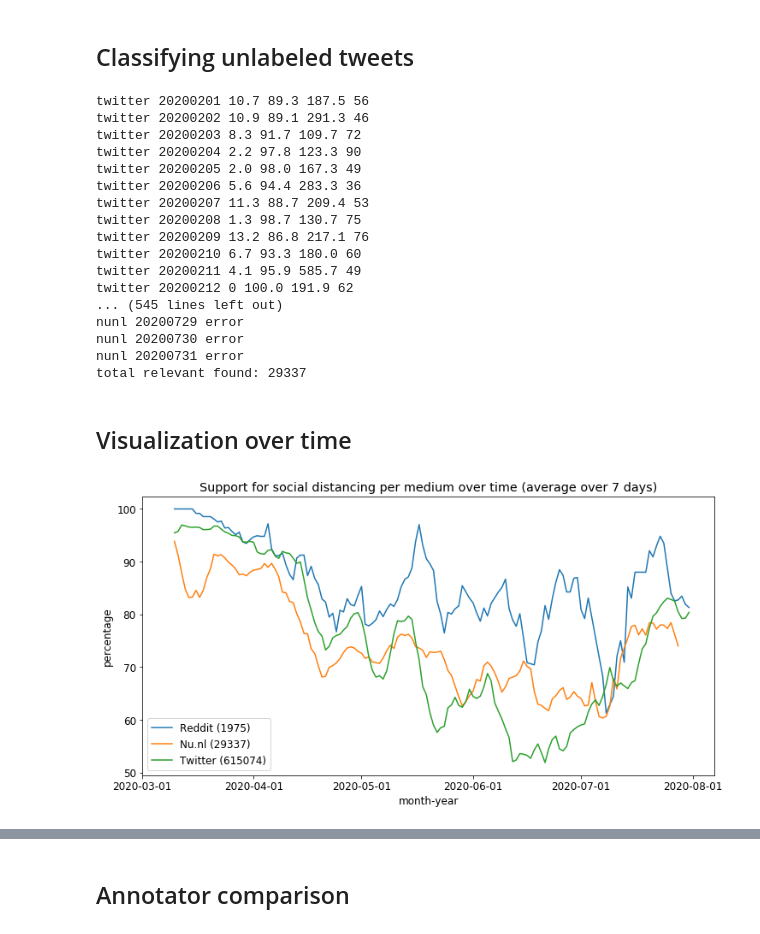
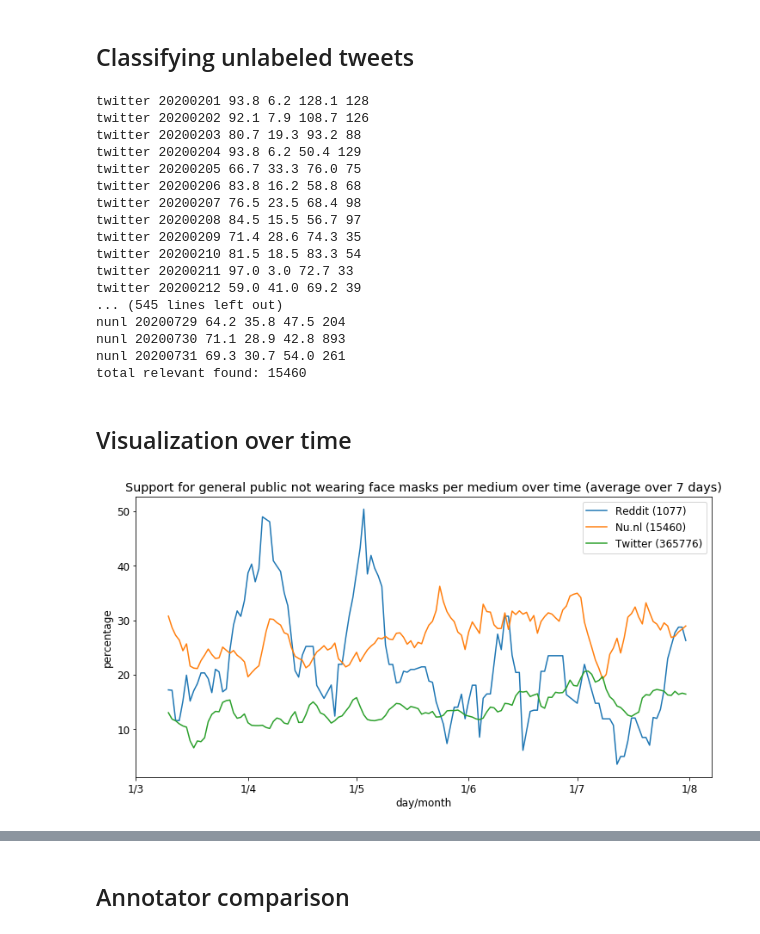
Before and after one commit to puregome/notebooks, a Jupyter notebook: fasttext.ipynb, the cells around one changed output, grey strips where cells are left out. Cells and saved outputs as stored; diff of their text form; code cells hidden in the pictures.

```diff
--- a/fasttext.ipynb
+++ b/fasttext.ipynb
@@ -327,7 +327,7 @@ DISTANCE = "distance"
 FACEMASK = "mondkapje"
 
 TOPIC = DISTANCE
-#TOPIC = FACEMASK
+TOPIC = FACEMASK
 # %%
 BASEDIR = "/home/erikt/projects/puregome/data/"
 DATADIRECTORY = BASEDIR+"text/"
@@ -432,23 +432,23 @@ for source in SOURCES:
     totals[source] = total
     print("total relevant found:",total)
 # %% [output]
-twitter 20200201 10.7 89.3 187.5 56
-twitter 20200202 10.9 89.1 291.3 46
-twitter 20200203 8.3 91.7 109.7 72
-twitter 20200204 2.2 97.8 123.3 90
-twitter 20200205 2.0 98.0 167.3 49
-twitter 20200206 5.6 94.4 283.3 36
-twitter 20200207 11.3 88.7 209.4 53
-twitter 20200208 1.3 98.7 130.7 75
-twitter 20200209 13.2 86.8 217.1 76
-twitter 20200210 6.7 93.3 180.0 60
-twitter 20200211 4.1 95.9 585.7 49
-twitter 20200212 0 100.0 191.9 62
+twitter 20200201 93.8 6.2 128.1 128
+twitter 20200202 92.1 7.9 108.7 126
+twitter 20200203 80.7 19.3 93.2 88
+twitter 20200204 93.8 6.2 50.4 129
+twitter 20200205 66.7 33.3 76.0 75
+twitter 20200206 83.8 16.2 58.8 68
+twitter 20200207 76.5 23.5 68.4 98
+twitter 20200208 84.5 15.5 56.7 97
+twitter 20200209 71.4 28.6 74.3 35
+twitter 20200210 81.5 18.5 83.3 54
+twitter 20200211 97.0 3.0 72.7 33
+twitter 20200212 59.0 41.0 69.2 39
 ... (545 lines left out)
-nunl 20200729 error
-nunl 20200730 error
-nunl 20200731 error
-total relevant found: 29337
+nunl 20200729 64.2 35.8 47.5 204
+nunl 20200730 71.1 28.9 42.8 893
+nunl 20200731 69.3 30.7 54.0 261
+total relevant found: 15460
 # %% [markdown]
 ## Visualization over time
 # %%
@@ -483,35 +483,36 @@ elif TOPIC == FACEMASK:
     PLOTFILENAME = "mondkapje-all.png"
 else:
     print("unknown topic!",file=sys.stderr)
     sys.exit(1)
 
 x = {}
 ySupports = {}
 plt.subplots(figsize=(12,6))
 font = {"size":12}
 matplotlib.rc("font",**font)
 ax = plt.subplot(111)
 for source in [REDDIT,NUNL,TWITTER]:
     x[source] = [datetime.datetime.strptime(k,DATEFORMAT) for k in results[source].keys()]
     ySupports[source] = movingAverage([results[source][k][SUPPORTS] for k in results[source].keys()],DAYSCOMBINED)
     xPart = [x[source][i] for i in range(0,len(x[source])) if x[source][i] >= datetime.datetime.strptime(STARTDATE,DATEFORMAT)]
     ySupportsPart = [ySupports[source][i] for i in range(0,len(x[source])) if x[source][i] >= datetime.datetime.strptime(STARTDATE,DATEFORMAT)]
     plt.plot_date(xPart,ySupportsPart,fmt="-",label=LABELS[source])
 plt.legend()
 plt.ylabel("percentage")
-plt.xlabel("month-year")
+plt.xlabel("day/month")
 if TOPIC == FACEMASK:
     plt.title("Support for general public not wearing face masks per medium over time (average over "+str(DAYSCOMBINED)+" days)")
 elif TOPIC == DISTANCE:
     plt.title("Support for social distancing per medium over time (average over "+str(DAYSCOMBINED)+" days)")
 else:
     print("unknown topic!",file=sys.stderr)
     sys.exit(1)
 plt.xticks([datetime.datetime.strptime(d,DATEFORMAT) for d in "20200301 2020401 20200501 20200601 20200701 20200801".split()])
+ax.xaxis.set_major_formatter(mdates.DateFormatter("%-d/%-m"))
 plt.savefig(PLOTFILENAME)
 plt.show()
 # %% [output]
-[figure, old version]
+[figure, new version]
 # %%
 ANNOTATED = "annotated"
 ANNOTATEDFILE = "manual-annotation.csv"
```
Also changed, not shown: parts of 5 cells of this notebook, 2 other files.
